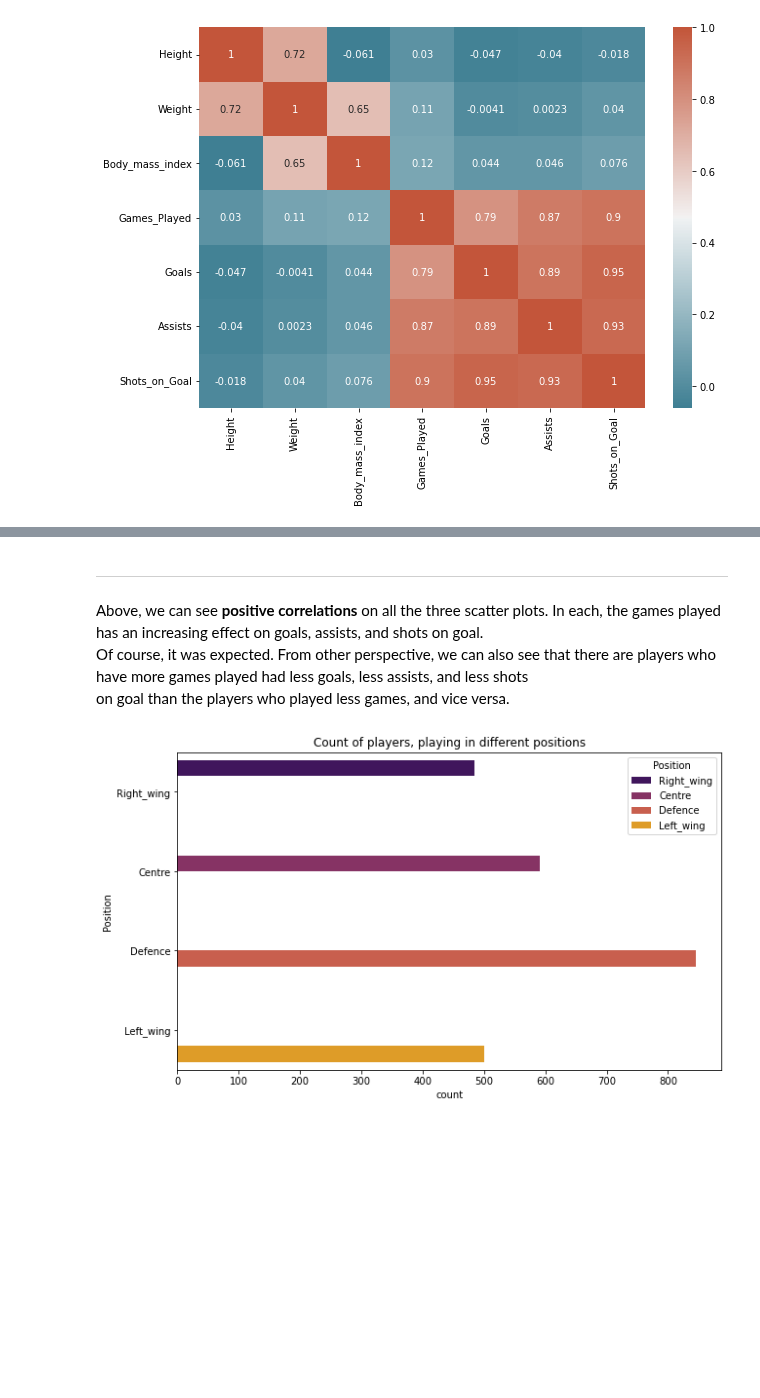
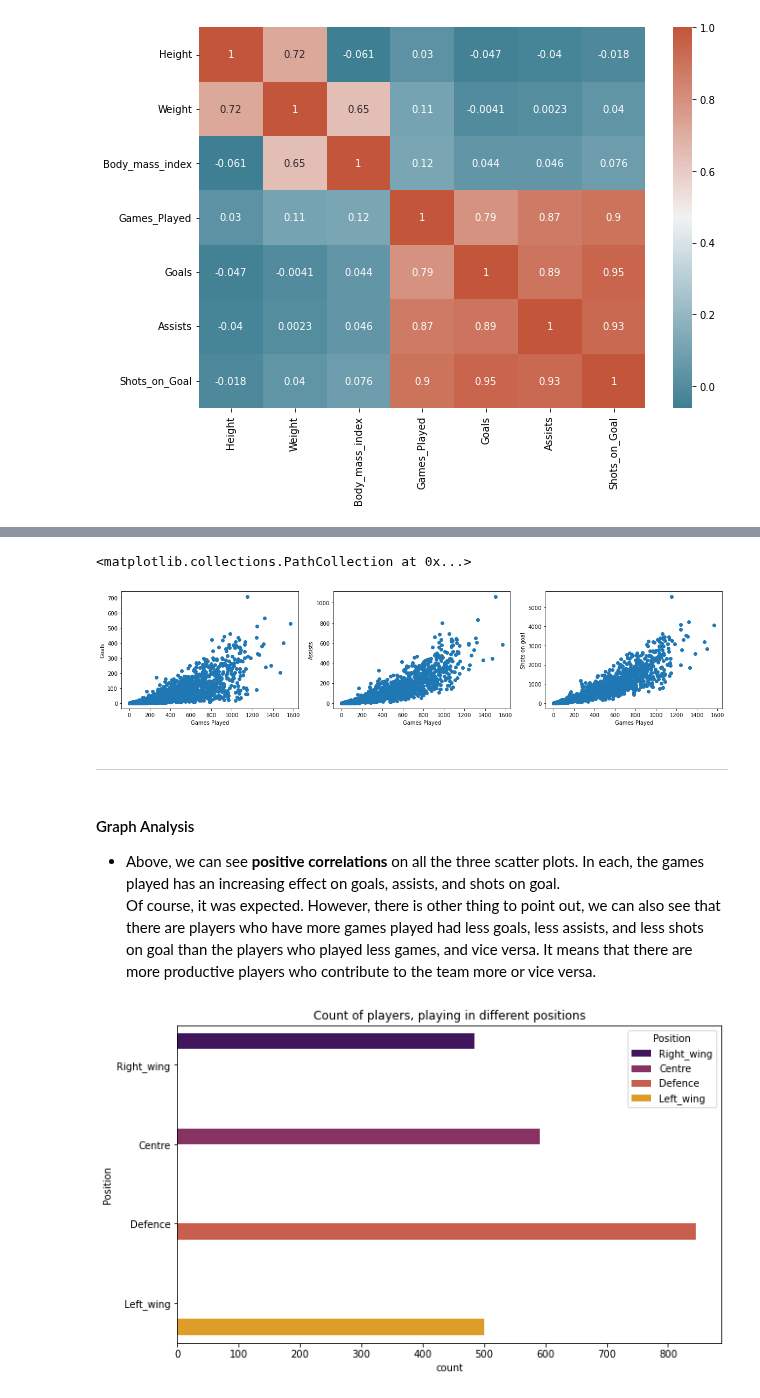
Before and after one commit to data301-2021-winter1/project-group38-project, a Jupyter notebook: notebooks/analysis3.ipynb, the cells around one changed output, grey strips where cells are left out. Drawn from its saved outputs; the diff is of its cells as text; code cells hidden in the pictures; blank space fills up the shorter version.

```diff
--- a/notebooks/analysis3.ipynb
+++ b/notebooks/analysis3.ipynb
@@ -282,8 +228,27 @@ allTogether.plot(kind='scatter', x='Games_Played', y='Shots_on_Goal')
+# %%
+figure, axis = plt.subplots(1, 3, figsize = (20, 4))
+X = second.Games_Played
+Y1 = second.Goals
+Y2 = second.Assists
+Y3 = second.Shots_on_Goal
+axis[0].set_ylabel('Goals')
+axis[1].set_ylabel('Assists')
+axis[2].set_ylabel('Shots on goal')
+for i in range(3):
+    axis[i].set_xlabel('Games Played')
+axis[0].scatter(X, Y1)
+axis[1].scatter(X, Y2)
+axis[2].scatter(X, Y3)
+# %% [output]
+<matplotlib.collections.PathCollection at 0x...>
+[figure, added]
 # %% [markdown]
 ---
 # %% [markdown]
-Above, we can see **positive correlations** on all the three scatter plots. In each, the games played has an increasing effect on goals, assists, and shots on goal.
-Of course, it was expected. From other perspective, we can also see that there are players who have more games played had less goals, less assists, and less shots
-on goal than the players who played less games, and vice versa.
+#### Graph Analysis
+
+- Above, we can see **positive correlations** on all the three scatter plots. In each, the games played has an increasing effect on goals, assists, and shots on goal.
+  Of course, it was expected. However, there is other thing to point out, we can also see that there are players who have more games played had less goals, less assists, and less shots
+  on goal than the players who played less games, and vice versa. It means that there are more productive players who contribute to the team more or vice versa.
 # %%
 plt.figure(figsize=(10,6))
```
Also changed, not shown: parts of 42 cells of this notebook, 1 other file.
